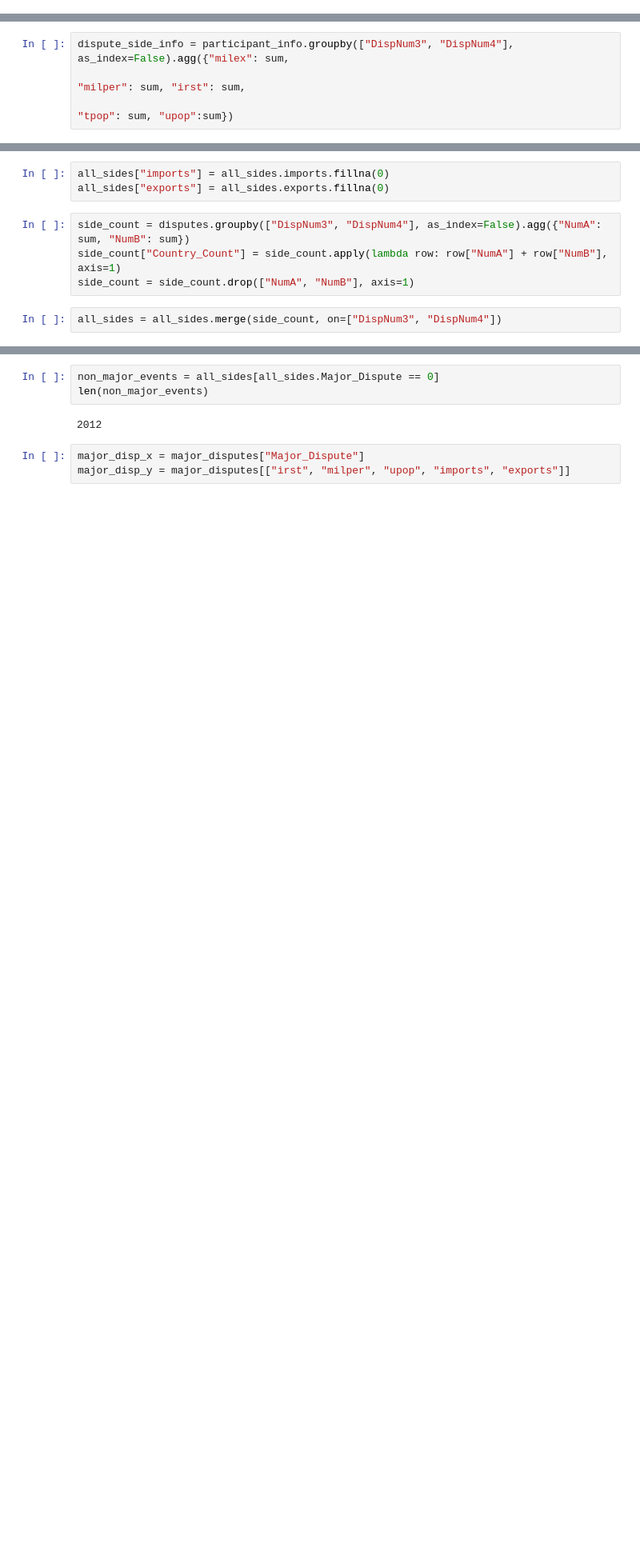
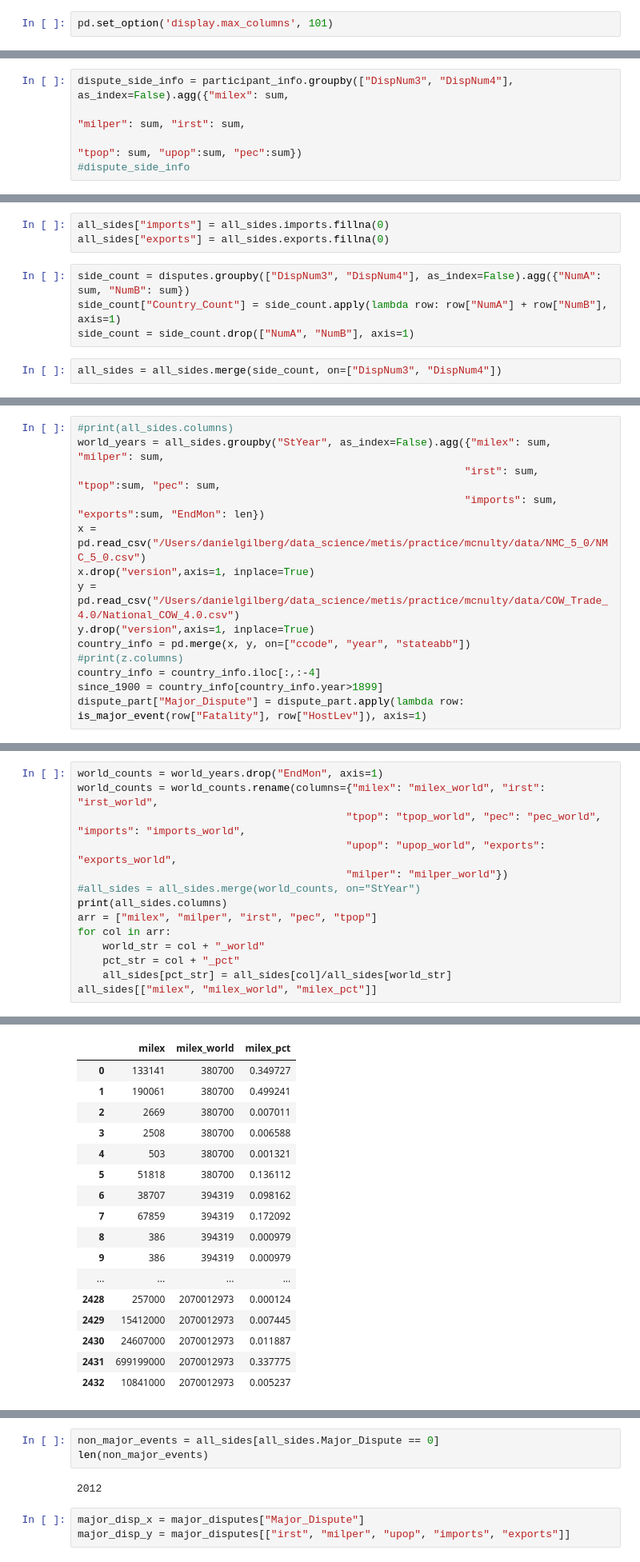
Before and after one commit to dgilbs/disputes_data_project, a Jupyter notebook: mcnulty2.ipynb, the cells around one changed output, grey strips where cells are left out. Shown at 80% size. Drawn from its saved outputs; the diff is of its cells as text; blank space fills up the shorter version.

```diff
--- a/mcnulty2.ipynb
+++ b/mcnulty2.ipynb
@@ -24,0 +23,2 @@ pylab import has clobbered these variables: ['test']
+# %%
+pd.set_option('display.max_columns', 101)
@@ -55,7 +55,8 @@ Index(['DispNum3', 'DispNum4', 'StAbb', 'ccode', 'StDay', 'StMon', 'StYear',
 # %%
 dispute_side_info = participant_info.groupby(["DispNum3", "DispNum4"], as_index=False).agg({"milex": sum,
                                                                                 "milper": sum, "irst": sum,
-                                                                                "tpop": sum, "upop":sum})
+                                                                                "tpop": sum, "upop":sum, "pec":sum})
+#dispute_side_info
 # %%
 def is_major_event(fatality, hostility):
     if fatality > 0 and hostility > 2:
@@ -98,0 +105,14 @@ y = all_sides[all_sides.Major_Dispute ==0]
+# %%
+#print(all_sides.columns)
+world_years = all_sides.groupby("StYear", as_index=False).agg({"milex": sum, "milper": sum,
+                                                              "irst": sum, "tpop":sum, "pec": sum,
+                                                              "imports": sum, "exports":sum, "EndMon": len})
+x = pd.read_csv("/Users/danielgilberg/data_science/metis/practice/mcnulty/data/NMC_5_0/NMC_5_0.csv")
+x.drop("version",axis=1, inplace=True)
+y = pd.read_csv("/Users/danielgilberg/data_science/metis/practice/mcnulty/data/COW_Trade_4.0/National_COW_4.0.csv")
+y.drop("version",axis=1, inplace=True)
+country_info = pd.merge(x, y, on=["ccode", "year", "stateabb"])
+#print(z.columns)
+country_info = country_info.iloc[:,:-4]
+since_1900 = country_info[country_info.year>1899]
+dispute_part["Major_Dispute"] = dispute_part.apply(lambda row: is_major_event(row["Fatality"], row["HostLev"]), axis=1)
@@ -98,0 +162,15 @@ y = all_sides[all_sides.Major_Dispute ==0]
+# %%
+world_counts = world_years.drop("EndMon", axis=1)
+world_counts = world_counts.rename(columns={"milex": "milex_world", "irst": "irst_world",
+                                           "tpop": "tpop_world", "pec": "pec_world", "imports": "imports_world",
+                                           "upop": "upop_world", "exports": "exports_world",
+                                           "milper": "milper_world"})
+#all_sides = all_sides.merge(world_counts, on="StYear")
+print(all_sides.columns)
+arr = ["milex", "milper", "irst", "pec", "tpop"]
+for col in arr:
+    world_str = col + "_world"
+    pct_str = col + "_pct"
+    all_sides[pct_str] = all_sides[col]/all_sides[world_str]
+all_sides[["milex", "milex_world", "milex_pct"]]
+# %% [output]
@@ -98,0 +186,17 @@ y = all_sides[all_sides.Major_Dispute ==0]
+|  | milex | milex_world | milex_pct |
+| 0 | 133141 | 380700 | 0.349727 |
+| 1 | 190061 | 380700 | 0.499241 |
+| 2 | 2669 | 380700 | 0.007011 |
+| 3 | 2508 | 380700 | 0.006588 |
+| 4 | 503 | 380700 | 0.001321 |
+| 5 | 51818 | 380700 | 0.136112 |
+| 6 | 38707 | 394319 | 0.098162 |
+| 7 | 67859 | 394319 | 0.172092 |
+| 8 | 386 | 394319 | 0.000979 |
+| 9 | 386 | 394319 | 0.000979 |
+| ... | ... | ... | ... |
+| 2428 | 257000 | 2070012973 | 0.000124 |
+| 2429 | 15412000 | 2070012973 | 0.007445 |
+| 2430 | 24607000 | 2070012973 | 0.011887 |
+| 2431 | 699199000 | 2070012973 | 0.337775 |
+| 2432 | 10841000 | 2070012973 | 0.005237 |
```
Also changed, not shown: parts of 77 cells of this notebook, 7 other files.
